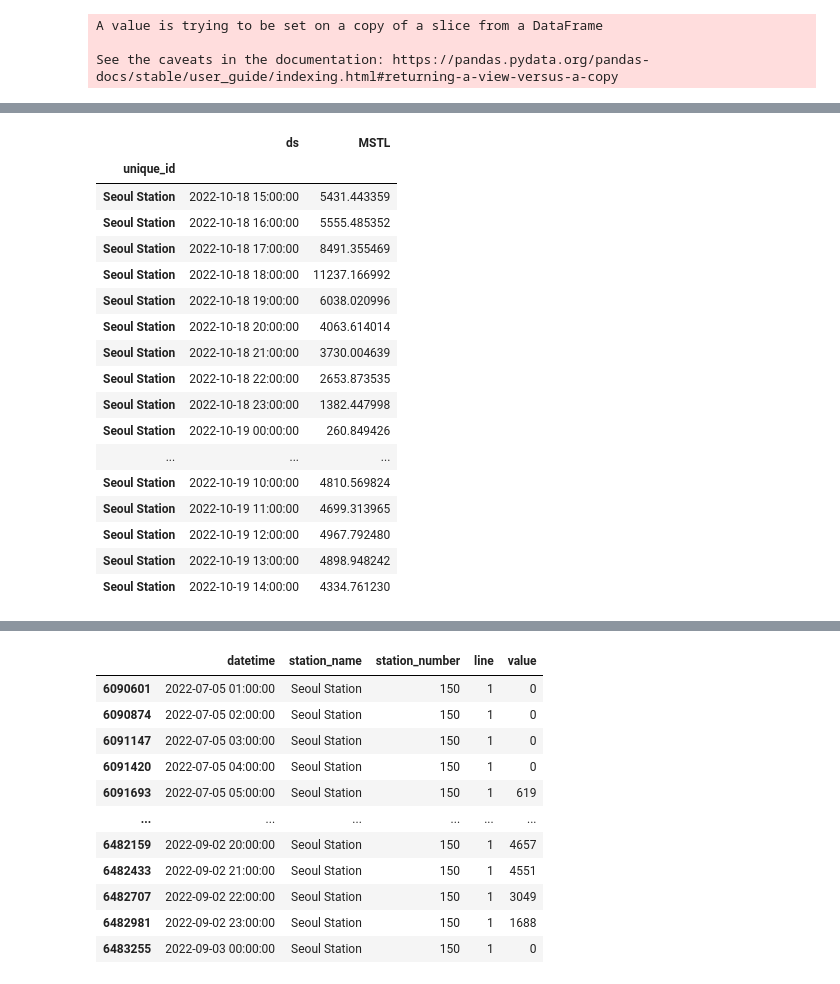
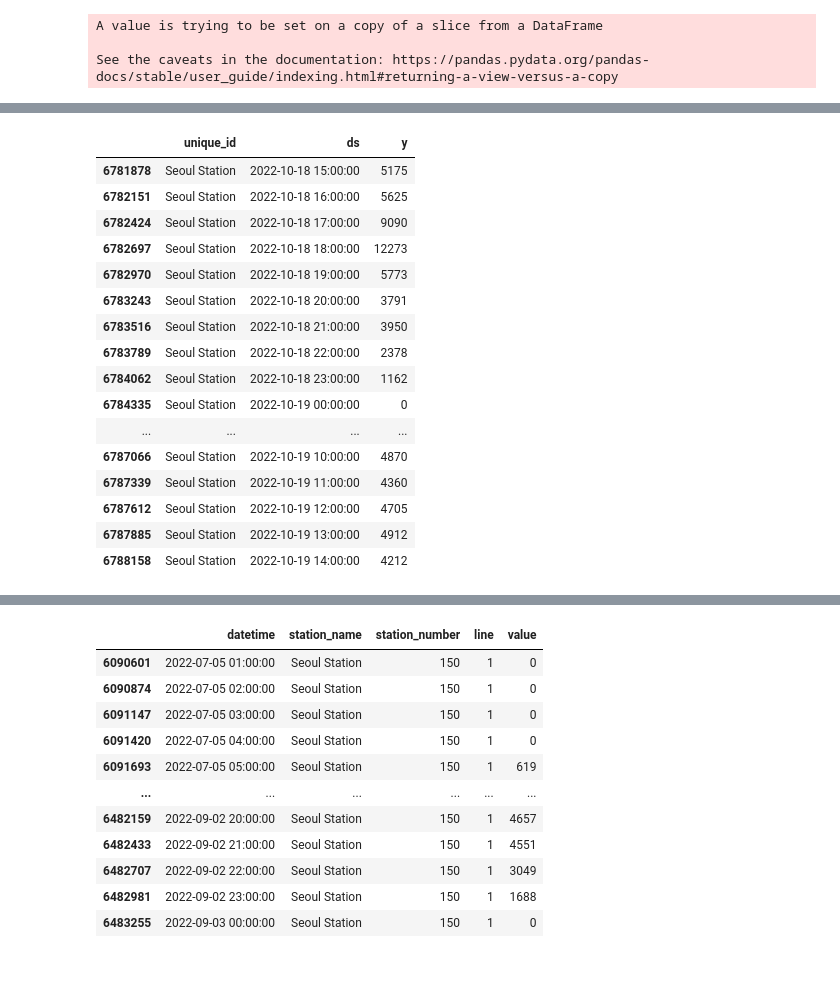
Before and after one commit to Arizona3000/metro_seoul, a Jupyter notebook: notebooks/nixtla_model.ipynb, the cells around one changed output, grey strips where cells are left out. Drawn from its saved outputs; the diff is of its cells as text; code cells hidden in the pictures.

```diff
--- a/notebooks/nixtla_model.ipynb
+++ b/notebooks/nixtla_model.ipynb
@@ -267,23 +341,22 @@ See the caveats in the documentation: https://pandas.pydata.org/pandas-docs/stab
+# %%
+test.head(24).plot()
+# %% [output]
+|  | unique_id | ds | y |
+| 6781878 | Seoul Station | 2022-10-18 15:00:00 | 5175 |
+| 6782151 | Seoul Station | 2022-10-18 16:00:00 | 5625 |
+| 6782424 | Seoul Station | 2022-10-18 17:00:00 | 9090 |
+| 6782697 | Seoul Station | 2022-10-18 18:00:00 | 12273 |
+| 6782970 | Seoul Station | 2022-10-18 19:00:00 | 5773 |
+| 6783243 | Seoul Station | 2022-10-18 20:00:00 | 3791 |
+| 6783516 | Seoul Station | 2022-10-18 21:00:00 | 3950 |
+| 6783789 | Seoul Station | 2022-10-18 22:00:00 | 2378 |
+| 6784062 | Seoul Station | 2022-10-18 23:00:00 | 1162 |
+| 6784335 | Seoul Station | 2022-10-19 00:00:00 | 0 |
+| ... | ... | ... | ... |
+| 6787066 | Seoul Station | 2022-10-19 10:00:00 | 4870 |
+| 6787339 | Seoul Station | 2022-10-19 11:00:00 | 4360 |
+| 6787612 | Seoul Station | 2022-10-19 12:00:00 | 4705 |
+| 6787885 | Seoul Station | 2022-10-19 13:00:00 | 4912 |
+| 6788158 | Seoul Station | 2022-10-19 14:00:00 | 4212 |
 # %%
 forecast = test_model.forecast(df = train, h = 24)
-# %%
-forecast
-# %% [output]
-|  | ds | MSTL |
-| unique_id |  |  |
-| Seoul Station | 2022-10-18 15:00:00 | 5431.443359 |
-| Seoul Station | 2022-10-18 16:00:00 | 5555.485352 |
-| Seoul Station | 2022-10-18 17:00:00 | 8491.355469 |
-| Seoul Station | 2022-10-18 18:00:00 | 11237.166992 |
-| Seoul Station | 2022-10-18 19:00:00 | 6038.020996 |
-| Seoul Station | 2022-10-18 20:00:00 | 4063.614014 |
-| Seoul Station | 2022-10-18 21:00:00 | 3730.004639 |
-| Seoul Station | 2022-10-18 22:00:00 | 2653.873535 |
-| Seoul Station | 2022-10-18 23:00:00 | 1382.447998 |
-| Seoul Station | 2022-10-19 00:00:00 | 260.849426 |
-| ... | ... | ... |
-| Seoul Station | 2022-10-19 10:00:00 | 4810.569824 |
-| Seoul Station | 2022-10-19 11:00:00 | 4699.313965 |
-| Seoul Station | 2022-10-19 12:00:00 | 4967.792480 |
-| Seoul Station | 2022-10-19 13:00:00 | 4898.948242 |
-| Seoul Station | 2022-10-19 14:00:00 | 4334.761230 |
```
Also changed, not shown: parts of 9 cells of this notebook, 1 other file.
